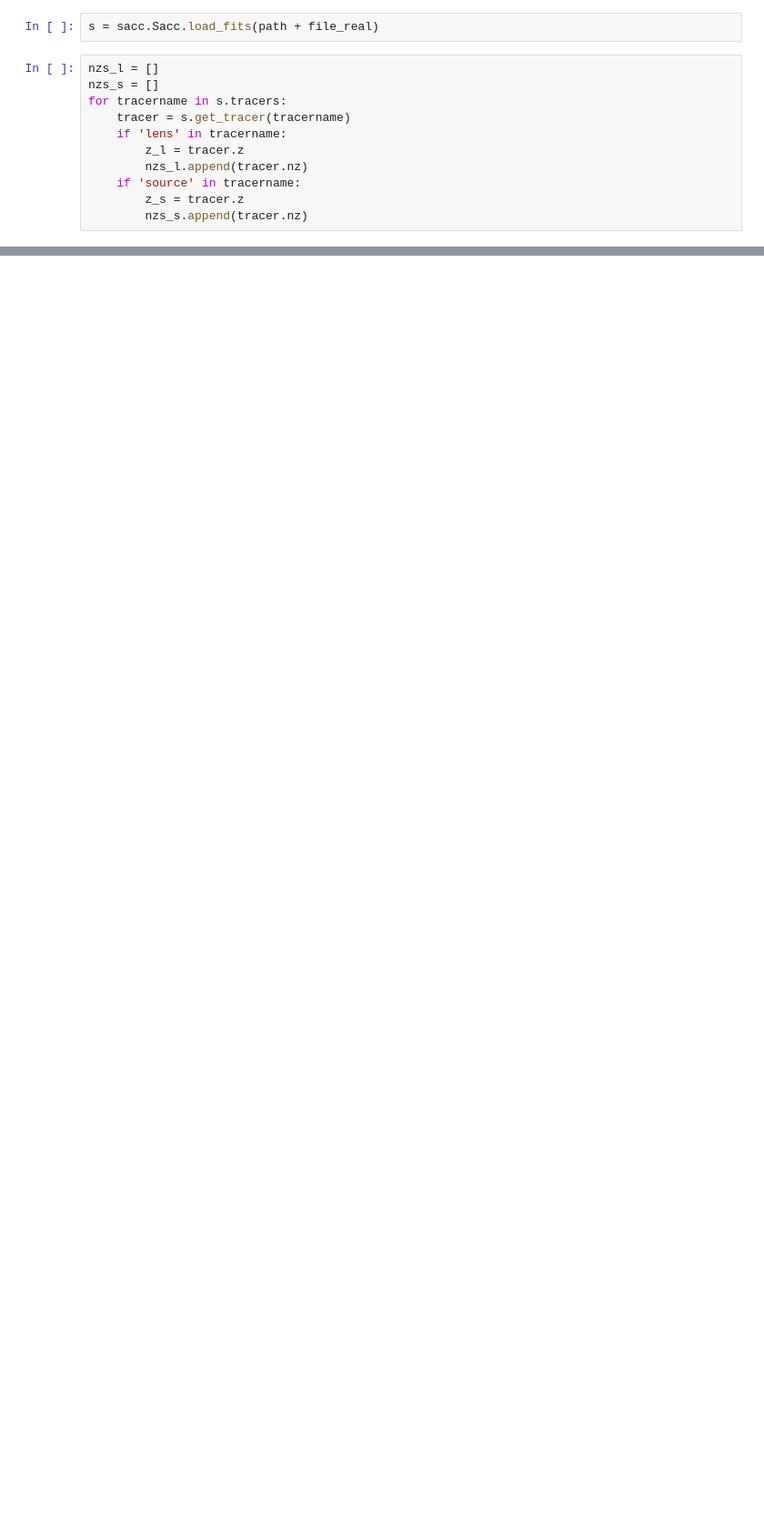
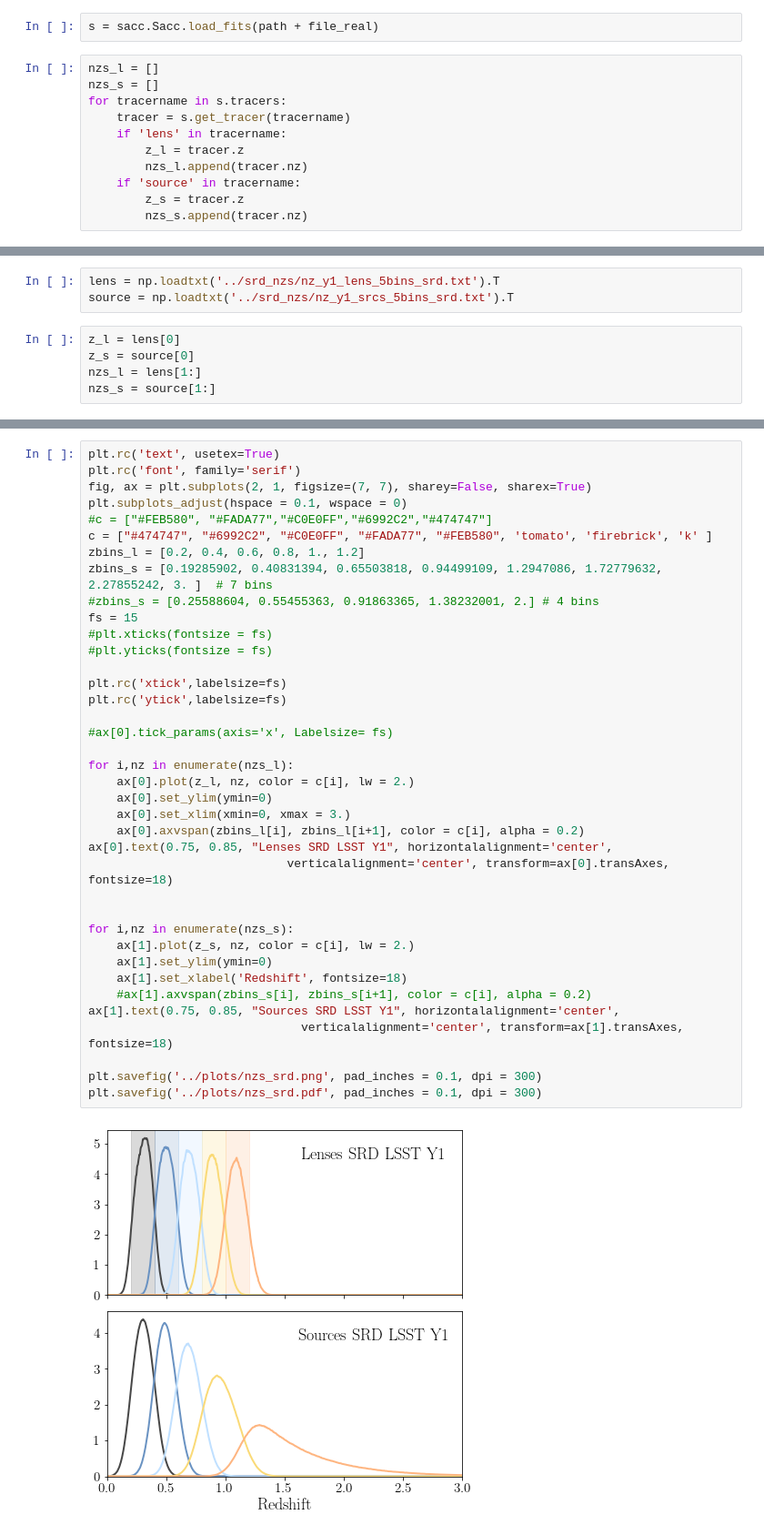
Before and after one commit to LSSTDESC/txpipe-cosmodc2, a Jupyter notebook: notebooks/plot_nzs.ipynb, the cells around one changed output, grey strips where cells are left out. Shown at 91% size. Drawn from its saved outputs; the diff is of its cells as text; blank space fills up the shorter version.

```diff
--- a/notebooks/plot_nzs.ipynb
+++ b/notebooks/plot_nzs.ipynb
@@ -62,0 +86,8 @@ plt.savefig('../plots/nzs.pdf', pad_inches = 0.1)
+# %%
+lens = np.loadtxt('../srd_nzs/nz_y1_lens_5bins_srd.txt').T
+source = np.loadtxt('../srd_nzs/nz_y1_srcs_5bins_srd.txt').T
+# %%
+z_l = lens[0]
+z_s = source[0]
+nzs_l = lens[1:]
+nzs_s = source[1:]
@@ -62,0 +109,40 @@ plt.savefig('../plots/nzs.pdf', pad_inches = 0.1)
+# %%
+plt.rc('text', usetex=True)
+plt.rc('font', family='serif')
+fig, ax = plt.subplots(2, 1, figsize=(7, 7), sharey=False, sharex=True)
+plt.subplots_adjust(hspace = 0.1, wspace = 0)
+#c = ["#FEB580", "#FADA77","#C0E0FF","#6992C2","#474747"]
+c = ["#474747", "#6992C2", "#C0E0FF", "#FADA77", "#FEB580", 'tomato', 'firebrick', 'k' ]
+zbins_l = [0.2, 0.4, 0.6, 0.8, 1., 1.2]
+zbins_s = [0.19285902, 0.40831394, 0.65503818, 0.94499109, 1.2947086, 1.72779632, 2.27855242, 3. ]  # 7 bins
+#zbins_s = [0.25588604, 0.55455363, 0.91863365, 1.38232001, 2.] # 4 bins
+fs = 15
+#plt.xticks(fontsize = fs)
+#plt.yticks(fontsize = fs)
+
+plt.rc('xtick',labelsize=fs)
+plt.rc('ytick',labelsize=fs)
+
+#ax[0].tick_params(axis='x', Labelsize= fs)
+
+for i,nz in enumerate(nzs_l):
+    ax[0].plot(z_l, nz, color = c[i], lw = 2.)
+    ax[0].set_ylim(ymin=0)
+    ax[0].set_xlim(xmin=0, xmax = 3.)
+    ax[0].axvspan(zbins_l[i], zbins_l[i+1], color = c[i], alpha = 0.2)
+ax[0].text(0.75, 0.85, "Lenses SRD LSST Y1", horizontalalignment='center',
+                            verticalalignment='center', transform=ax[0].transAxes, fontsize=18)
+
+
+for i,nz in enumerate(nzs_s):
+    ax[1].plot(z_s, nz, color = c[i], lw = 2.)
+    ax[1].set_ylim(ymin=0)
+    ax[1].set_xlabel('Redshift', fontsize=18)
+    #ax[1].axvspan(zbins_s[i], zbins_s[i+1], color = c[i], alpha = 0.2)
+ax[1].text(0.75, 0.85, "Sources SRD LSST Y1", horizontalalignment='center',
+                              verticalalignment='center', transform=ax[1].transAxes, fontsize=18)
+
+plt.savefig('../plots/nzs_srd.png', pad_inches = 0.1, dpi = 300)
+plt.savefig('../plots/nzs_srd.pdf', pad_inches = 0.1, dpi = 300)
+# %% [output]
+[figure, added]
```
Also changed, not shown: parts of 8 cells of this notebook.
